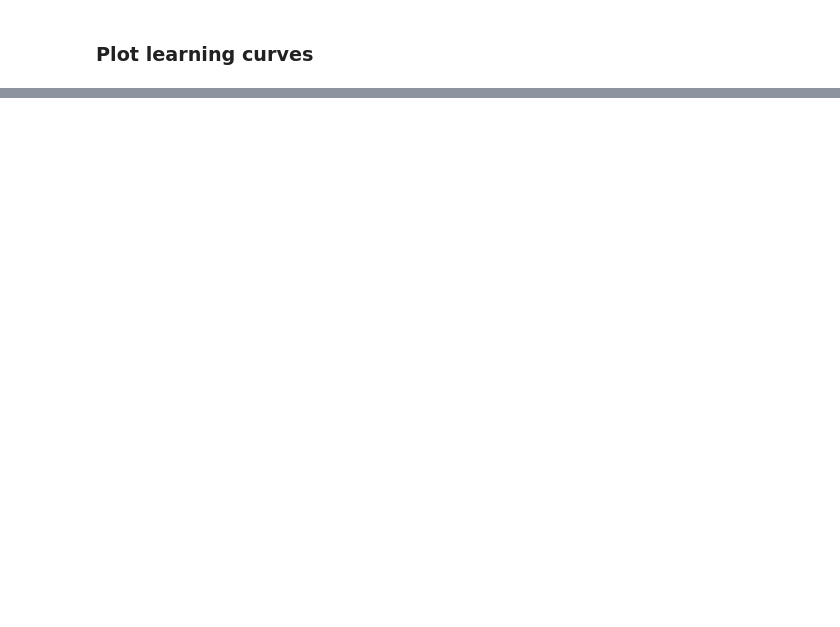
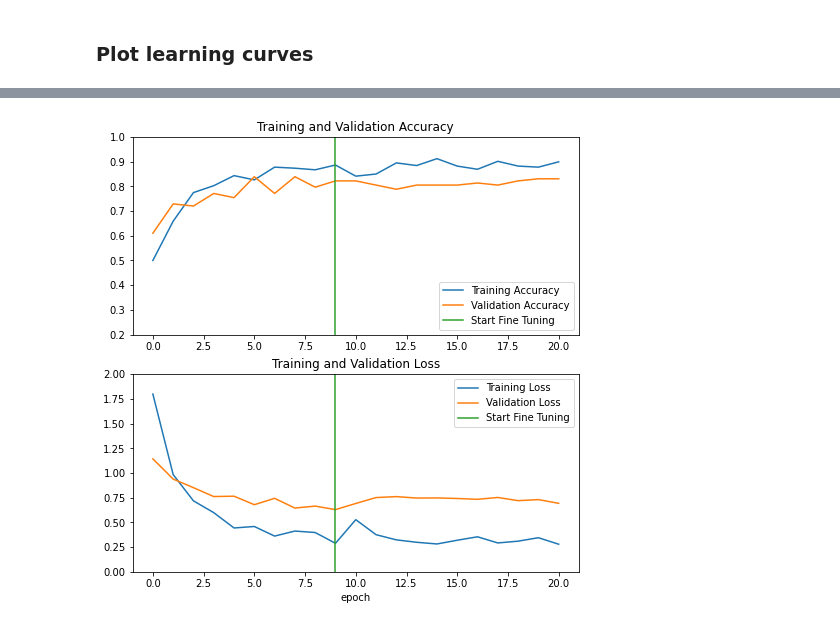
Before and after one commit to ML-Bioinfo-CEITEC/ECCB2021, a Jupyter notebook: notebooks/04_Transfer_Learning.ipynb, the cells around one changed output, grey strips where cells are left out. Drawn from its saved outputs; the diff is of its cells as text; code cells hidden in the pictures; blank space fills up the shorter version.

```diff
--- a/notebooks/04_Transfer_Learning.ipynb
+++ b/notebooks/04_Transfer_Learning.ipynb
@@ -324,0 +310,72 @@ plt.show()
+# %%
+base_model = MobileNetV2(input_shape=(224,224,3), include_top=False, weights='imagenet')
+base_model.trainable = False
+
+model = tf.keras.Sequential([
+  data_augmentation, # <----- this is the only addition to the previous code
+  tf.keras.layers.Lambda(lambda x: preprocess_input(x)),
+  base_model,
+  tf.keras.layers.MaxPool2D(pool_size=(2,2)),
+  tf.keras.layers.Flatten(),
+  tf.keras.layers.Dense(3, activation = 'softmax')
+])
+
+base_learning_rate = 0.0001
+model.compile(optimizer=tf.keras.optimizers.Adam(learning_rate=base_learning_rate),
+              loss=tf.keras.losses.SparseCategoricalCrossentropy(),
+              metrics=['accuracy'])
+
+initial_epochs = 10
+history = model.fit(train_dataset,
+                    epochs=initial_epochs,
+                    validation_data=validation_dataset)
+
+base_model.trainable = True
+for layer in base_model.layers[:150]:
+  layer.trainable =  False
+
+model.compile(loss=tf.keras.losses.SparseCategoricalCrossentropy(),
+              optimizer = tf.keras.optimizers.RMSprop(learning_rate=base_learning_rate/10),
+              metrics=['accuracy'])
+
+fine_tune_epochs = 10
+total_epochs =  initial_epochs + fine_tune_epochs
+
+history_fine = model.fit(train_dataset,
+                         epochs=total_epochs,
+                         initial_epoch=history.epoch[-1],
+                         validation_data=validation_dataset)
+
+acc = history.history['accuracy']
+val_acc = history.history['val_accuracy']
+
+loss = history.history['loss']
+val_loss = history.history['val_loss']
+
+acc += history_fine.history['accuracy']
+val_acc += history_fine.history['val_accuracy']
+
+loss += history_fine.history['loss']
+val_loss += history_fine.history['val_loss']
+
+plt.figure(figsize=(8, 8))
+plt.subplot(2, 1, 1)
+plt.plot(acc, label='Training Accuracy')
+plt.plot(val_acc, label='Validation Accuracy')
+plt.ylim([0.2, 1])
+plt.plot([initial_epochs-1,initial_epochs-1],
+          plt.ylim(), label='Start Fine Tuning')
+plt.legend(loc='lower right')
+plt.title('Training and Validation Accuracy')
+
+plt.subplot(2, 1, 2)
+plt.plot(loss, label='Training Loss')
+plt.plot(val_loss, label='Validation Loss')
+plt.ylim([0, 2.0])
+plt.plot([initial_epochs-1,initial_epochs-1],
+         plt.ylim(), label='Start Fine Tuning')
+plt.legend(loc='upper right')
+plt.title('Training and Validation Loss')
+plt.xlabel('epoch')
+plt.show()
+# %% [output]
@@ -324,0 +399 @@ plt.show()
+[figure, added]
```
Also changed, not shown: parts of 19 cells of this notebook.
